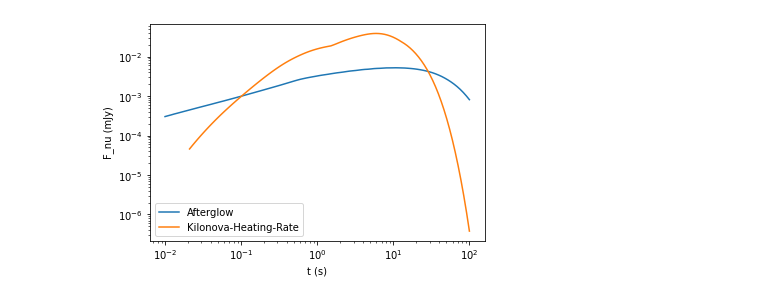
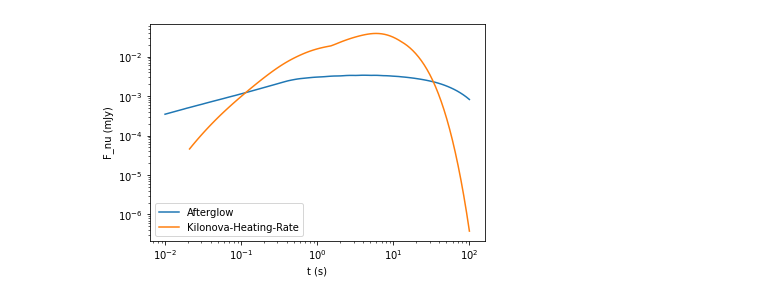
Before and after one commit to geoffryan/tdamm_test, a Jupyter notebook: notebooks/DemoExample.ipynb, the cells around one changed output. Drawn from its saved outputs; the diff is of its cells as text; code cells hidden in the pictures.

```diff
--- a/notebooks/DemoExample.ipynb
+++ b/notebooks/DemoExample.ipynb
@@ -9,41 +17,33 @@ if 'google.colab' in str(get_ipython()):
 # %%
-import numpy as np
-import matplotlib.pyplot as plt
-from astropy import units
-from astropy import constants
-import tdamm
-
-
-
 fig, ax = plt.subplots(1, 1)
 
-t = np.geomspace(1.0e-2, 1.0e2, 100) * units.day
-nu = 1.0e14 * units.Hz
-plotunit=units.mJy
+t = np.geomspace(1.0e-2, 1.0e2, 100) * u.day
+nu = 1.0e14 * u.Hz
+plotunit=u.mJy
 
 #afterglowpy
 model = tdamm.AfterglowModel()
-F = model(t, nu, thetaObs=10*units.deg, z=0.5, d_L=1.0e27*units.cm)
-F=F*units.mJy #
+F = model(t, nu, thetaObs=10*u.deg, z=0.5, d_L=1.0e27*u.cm)
+#F=F*units.mJy #
 ax.plot(t, F.to(plotunit), label="Afterglow")
 
 
 #kilonova-heating-rate
-t = np.geomspace(2.1e-2, 1.0e2, 100) * units.day
-mass = 0.05 * units.Msun
+t = np.geomspace(2.1e-2, 1.0e2, 100) * u.day
+mass = 0.05 * u.Msun
 velocities = np.asarray([0.1, 0.2, 0.4]) * constants.c
-opacities = np.asarray([3.0, 0.5]) * units.cm**2 / units.g
+opacities = np.asarray([3.0, 0.5]) * u.cm**2 / units.g
 n=4.5
-distance=100 * units.Mpc
+distance=100 * u.Mpc
 z=0.0228
 model= tdamm.KilonovaHeatingRateModel( mass,velocities,opacities,n,distance,z)
 F = model(t, nu)
 ax.plot(t, F.to(plotunit), label="Kilonova-Heating-Rate")
 
 ax.set(xscale='log', yscale='log')
 ax.set_xlabel('t (s)')
 ax.set_ylabel('F_nu ('+plotunit.name+')')
 plt.legend()
 plt.show()
 # %% [output]
-[figure, old version]
+[figure, new version]
```
Also changed, not shown: parts of 3 cells of this notebook, 2 other files.
